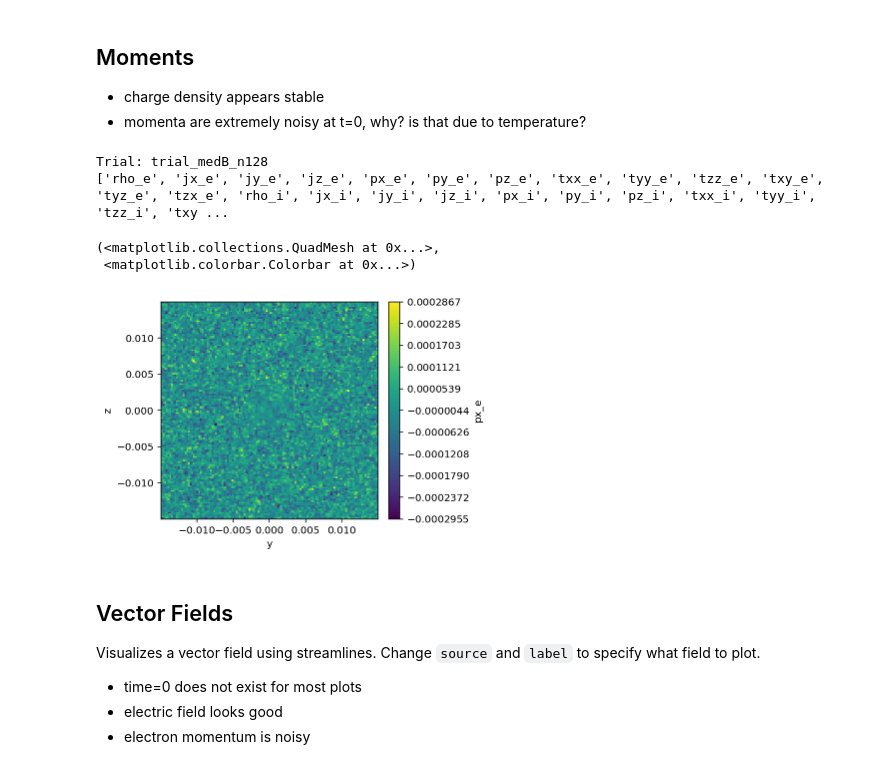
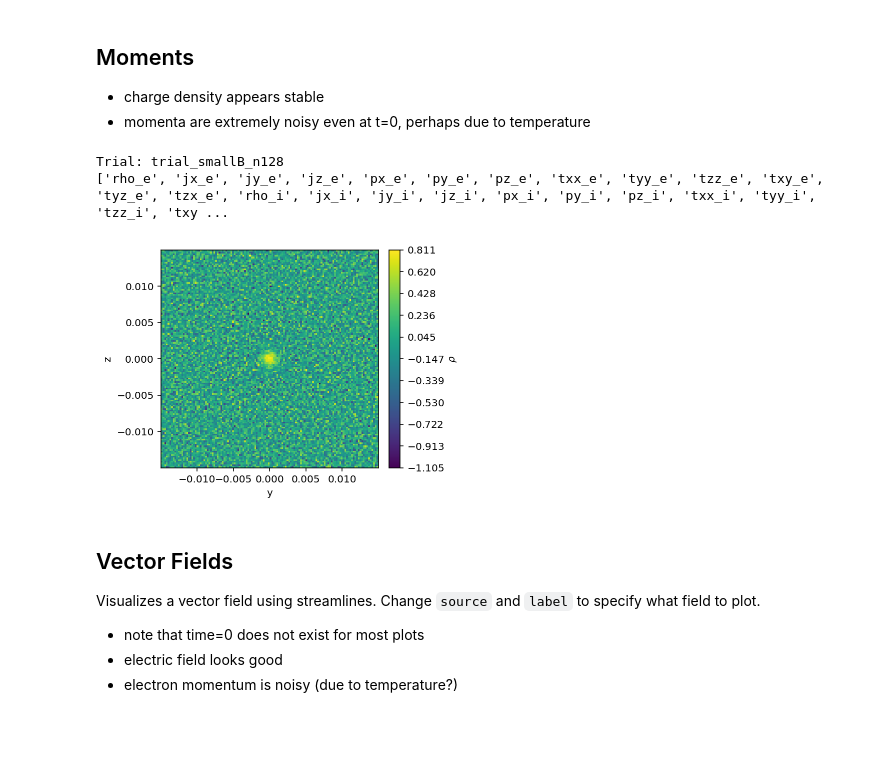
Before and after one commit to JamesMcClung/psc-scrap, a Jupyter notebook: plot_pfd.ipynb, the cells around one changed output. Drawn from its saved outputs; the diff is of its cells as text; code cells hidden in the pictures; blank space fills up the shorter version.

```diff
--- a/plot_pfd.ipynb
+++ b/plot_pfd.ipynb
@@ -81,32 +87,30 @@ Trial: trial_medB_n128
 # %% [markdown]
 ## Moments
 - charge density appears stable
-- momenta are extremely noisy at t=0, why? is that due to temperature?
+- momenta are extremely noisy even at t=0, perhaps due to temperature
 # %%
 print(f"Trial: {trialfile}")
 run_moments = f"{trialpath}/{trialfile}/pfd_moments.xdmf"
 vf_moments = viscid.load_file(run_moments, force_reload=True)
 print([f.name for f in vf_moments.iter_fields()])
 
 vf_moments.activate_time(25)
-# vlt.plot(vf_moments["rho_i"] + vf_moments["rho_e"], cbarlabel="$\\rho$");
+vlt.plot(vf_moments["rho_i"] + vf_moments["rho_e"], cbarlabel="$\\rho$");
 # vlt.plot((vf_moments["py_e"]**2 + vf_moments["pz_e"]**2)**.5, cbarlabel="$p_e$")
 # vlt.plot(vf_moments["tyy_e"] + vf_moments["tzz_e"], cbarlabel = "$T$")
-vlt.plot(vf_moments["px_e"])
+# vlt.plot(vf_moments["px_e"])
 # %% [output]
-Trial: trial_medB_n128
+Trial: trial_smallB_n128
 ['rho_e', 'jx_e', 'jy_e', 'jz_e', 'px_e', 'py_e', 'pz_e', 'txx_e', 'tyy_e', 'tzz_e', 'txy_e', 'tyz_e', 'tzx_e', 'rho_i', 'jx_i', 'jy_i', 'jz_i', 'px_i', 'py_i', 'pz_i', 'txx_i', 'tyy_i', 'tzz_i', 'txy ...
-(<matplotlib.collections.QuadMesh at 0x...>,
- <matplotlib.colorbar.Colorbar at 0x...>)
-[figure, old version]
+[figure, new version]
 # %% [markdown]
 ## Vector Fields
 Visualizes a vector field using streamlines.
 Change `source` and `label` to specify what field to plot.
 
-- time=0 does not exist for most plots
+- note that time=0 does not exist for most plots
 - electric field looks good
-- electron momentum is noisy
+- electron momentum is noisy (due to temperature?)
 # %%
 print(f"Trial: {trialfile}")
 # select which vector field to plot
```
Also changed, not shown: parts of 7 cells of this notebook.
